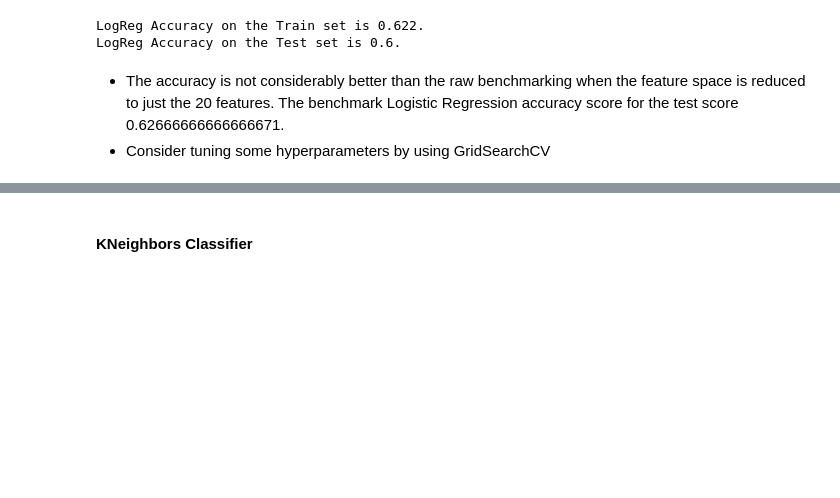
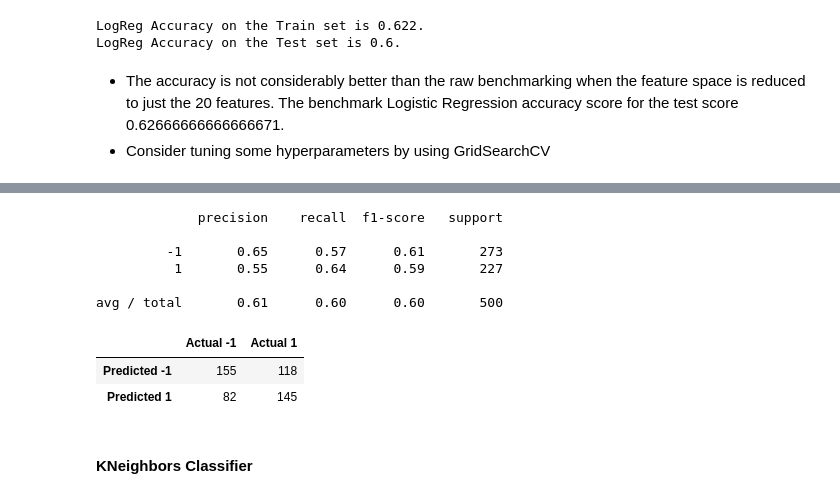
Before and after one commit to godsylla/UCI-Madelon-Dataset, a Jupyter notebook: ipynb/04-Classify_Using_Relevant_Features.ipynb, the cells around one changed output, grey strips where cells are left out. Saved outputs shown, nothing was run; the diff lists cells and outputs as text; code cells hidden in the pictures; blank space fills up the shorter version.

```diff
--- a/ipynb/04-Classify_Using_Relevant_Features.ipynb
+++ b/ipynb/04-Classify_Using_Relevant_Features.ipynb
@@ -388,3 +440,18 @@ logregParam
+# %%
+print(classification_report(madelonytest, logregGS_ypreds))
+# %% [output]
+             precision    recall  f1-score   support
+
+         -1       0.65      0.57      0.61       273
+          1       0.55      0.64      0.59       227
+
+avg / total       0.61      0.60      0.60       500
+# %%
+pd.DataFrame(confusion_matrix(madelonytest, logregGS_ypreds), columns=['Actual -1', 'Actual 1'], index=['Predicted -1', 'Predicted 1'])
+# %% [output]
+|  | Actual -1 | Actual 1 |
+| Predicted -1 | 155 | 118 |
+| Predicted 1 | 82 | 145 |
 # %% [markdown]
 #### KNeighbors Classifier
 # %% [markdown]
```
Also changed, not shown: parts of 11 cells of this notebook.
